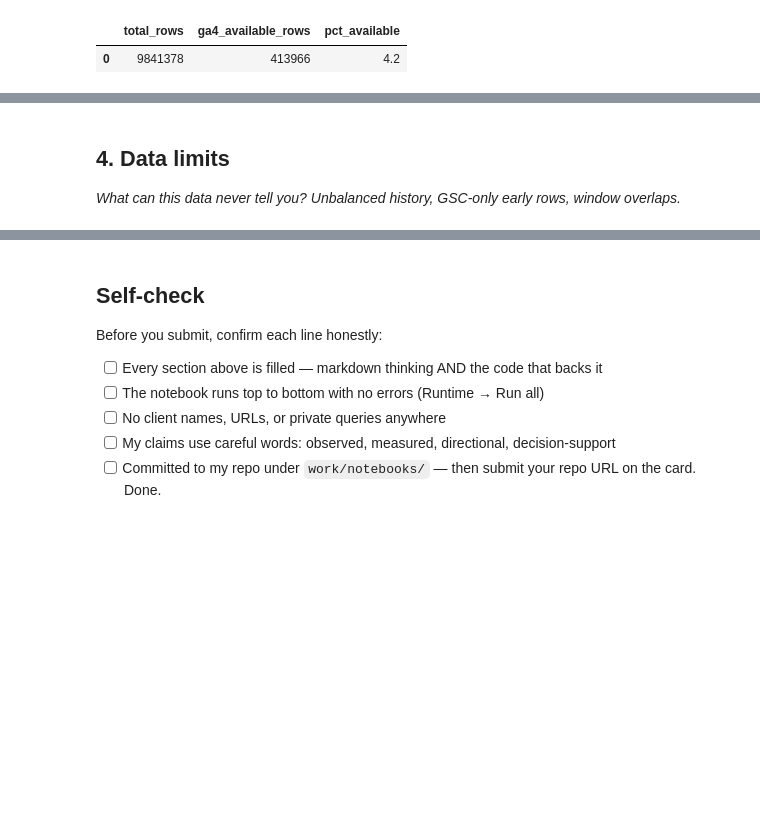
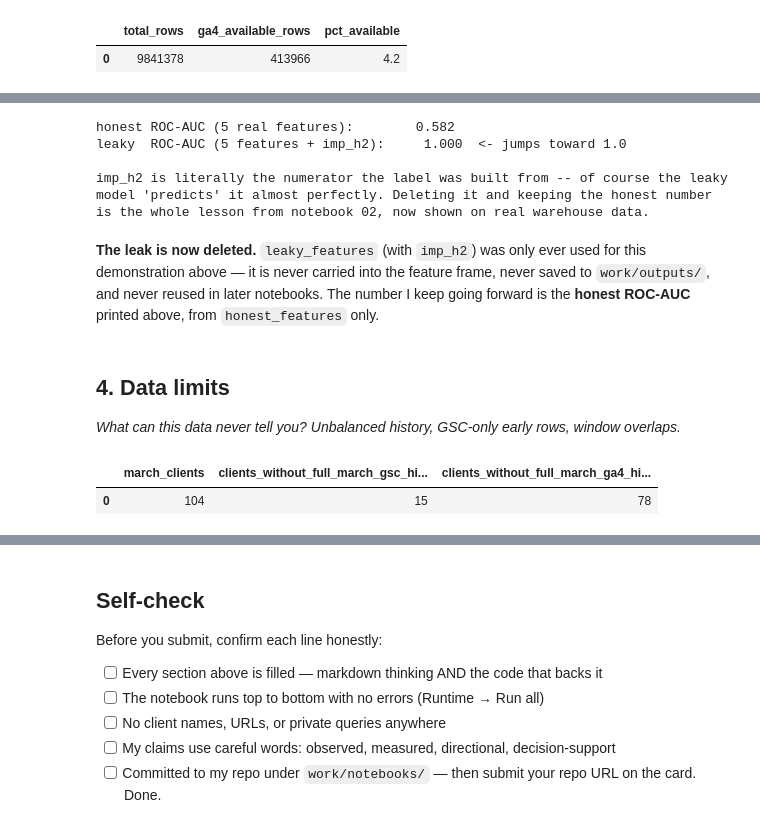
Before and after one commit to irene501/flyrank, a Jupyter notebook: work/notebooks/w03_data_contract.ipynb, the cells around one changed output, grey strips where cells are left out. Cells and saved outputs as stored; diff of their text form; code cells hidden in the pictures; blank space fills up the shorter version.

```diff
--- a/work/notebooks/w03_data_contract.ipynb
+++ b/work/notebooks/w03_data_contract.ipynb
@@ -181,4 +233,63 @@ availability_check
+# %%
+from sklearn.linear_model import LogisticRegression
+from sklearn.model_selection import train_test_split
+from sklearn.metrics import roc_auc_score
+
+label_frame = con.sql(f"""
+    SELECT
+        client_hash_id,
+        content_hash_id,
+        SUM(gsc_impressions) FILTER (WHERE report_date BETWEEN DATE '2026-03-16' AND DATE '2026-03-31') AS imp_h2
+    FROM {TABLES['fact_march']}
+    GROUP BY 1, 2
+""").df()
+
+leak_demo = feature_frame.merge(label_frame, on=['client_hash_id', 'content_hash_id'], how='inner')
+leak_demo['is_declining_proxy'] = (leak_demo['imp_h2'] < 0.8 * leak_demo['imp_h1']).astype(int)
+leak_demo = leak_demo.dropna(subset=['ctr_h1', 'avg_position_h1'])
+
+honest_features = ['imp_h1', 'clicks_h1', 'ctr_h1', 'avg_position_h1', 'active_days_h1']
+leaky_features  = honest_features + ['imp_h2']   # the trap: the label's own input, smuggled in as a "feature"
+
+def quick_auc(cols):
+    X = leak_demo[cols]
+    y = leak_demo['is_declining_proxy']
+    X_tr, X_te, y_tr, y_te = train_test_split(X, y, test_size=0.25, random_state=42, stratify=y)
+    model = LogisticRegression(max_iter=1000).fit(X_tr, y_tr)
+    return roc_auc_score(y_te, model.predict_proba(X_te)[:, 1])
+
+print(f"honest ROC-AUC (5 real features):        {quick_auc(honest_features):.3f}")
+print(f"leaky  ROC-AUC (5 features + imp_h2):     {quick_auc(leaky_features):.3f}  <- jumps toward 1.0")
+print()
+print("imp_h2 is literally the numerator the label was built from -- of course the leaky")
+print("model 'predicts' it almost perfectly. Deleting it and keeping the honest number")
+print("is the whole lesson from notebook 02, now shown on real warehouse data.")
+# %% [output]
+honest ROC-AUC (5 real features):        0.582
+leaky  ROC-AUC (5 features + imp_h2):     1.000  <- jumps toward 1.0
+
+imp_h2 is literally the numerator the label was built from -- of course the leaky
+model 'predicts' it almost perfectly. Deleting it and keeping the honest number
+is the whole lesson from notebook 02, now shown on real warehouse data.
+# %% [markdown]
+**The leak is now deleted.** `leaky_features` (with `imp_h2`) was only ever used for this
+demonstration above — it is never carried into the feature frame, never saved to
+`work/outputs/`, and never reused in later notebooks. The number I keep going forward is the
+**honest ROC-AUC** printed above, from `honest_features` only.
 # %% [markdown]
 ## 4. Data limits
 
 *What can this data never tell you? Unbalanced history, GSC-only early rows, window overlaps.*
+# %%
+limits_check = con.sql(f"""
+    SELECT
+        COUNT(*) AS march_clients,
+        COUNT(*) FILTER (WHERE gsc_data_start > DATE '2026-03-01') AS clients_without_full_march_gsc_history,
+        COUNT(*) FILTER (WHERE ga4_data_start IS NULL OR ga4_data_start > DATE '2026-03-01') AS clients_without_full_march_ga4_history
+    FROM {TABLES['dim_clients']}
+""").df()
+
+limits_check
+# %% [output]
+|  | march_clients | clients_without_full_march_gsc_hi... | clients_without_full_march_ga4_hi... |
+| 0 | 104 | 15 | 78 |
```
Also changed, not shown: parts of 5 cells of this notebook.
